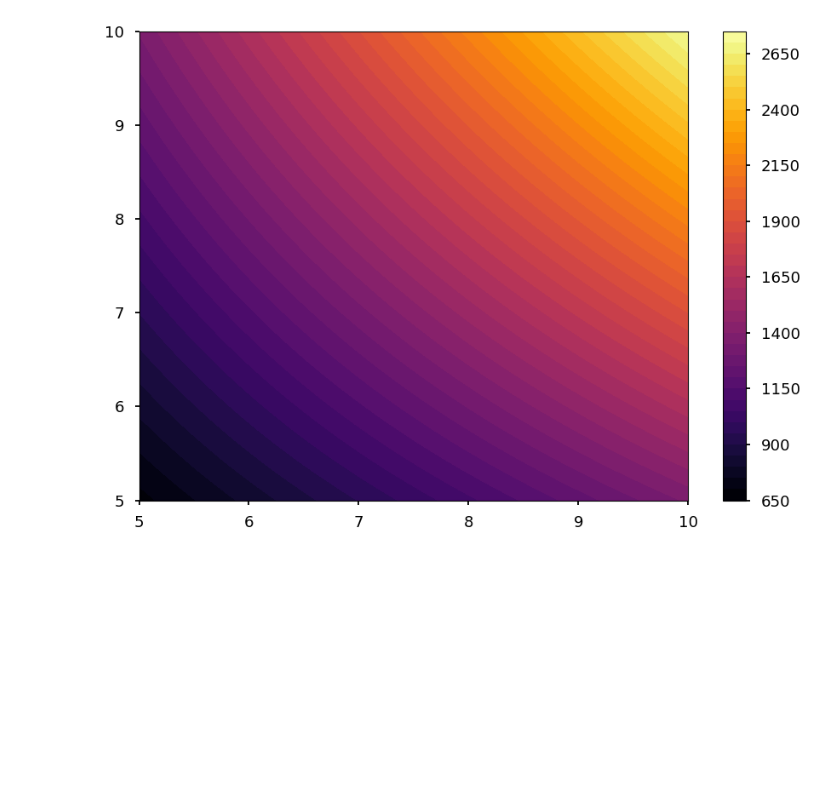
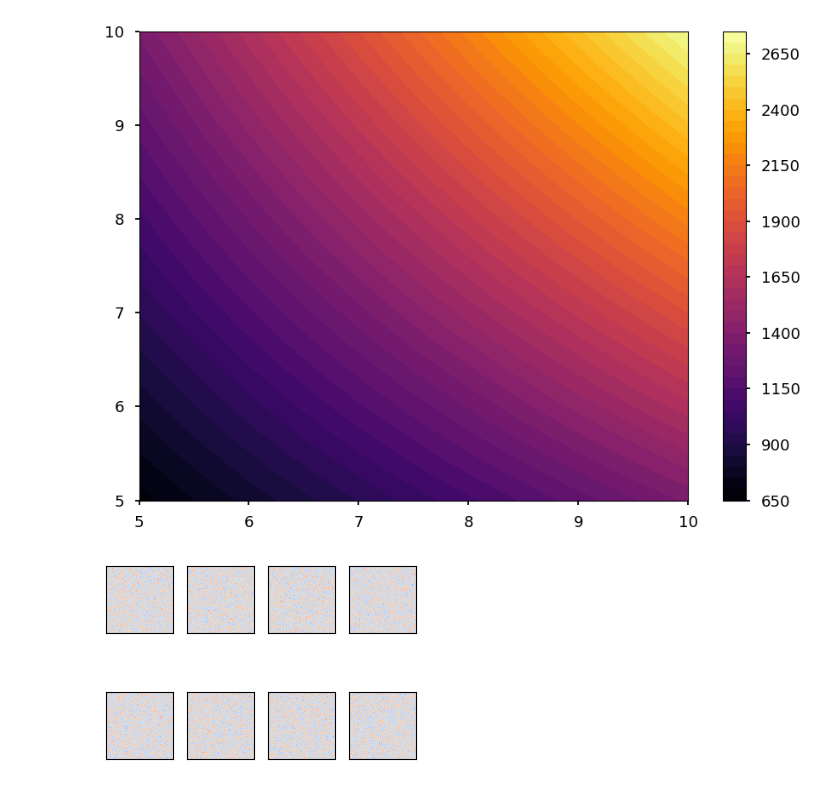
Before and after one commit to pcmoraesmenezes/Data-Science-and-Machine-Learning-Course, a Jupyter notebook: Introduction/data_visualization/exercises.ipynb, the cells around one changed output. Drawn from its saved outputs; the diff is of its cells as text; code cells hidden in the pictures; blank space fills up the shorter version.

Commit message:
subplots

```diff
--- a/Introduction/data_visualization/exercises.ipynb
+++ b/Introduction/data_visualization/exercises.ipynb
@@ -128,3 +128,23 @@ plt.colorbar()
 # %% [output]
 <matplotlib.colorbar.Colorbar at 0x...>
 [figure]
+# %%
+"""
+# ------------------------------------------------------------------------------------------------------------------------------------------------------------------------------------------
+
+Generate subplots having 2 rows and 4 columns. There should be 8 plots in total.
+Set the color map to coolwarm.
+
+# ------------------------------------------------------------------------------------------------------------------------------------------------------------------------------------------
+"""
+
+
+
+fig, ax = plt.subplots(2, 4, figsize=(4, 3), sharex='col', sharey='row')
+
+for i in range(2):
+    for j in range(4):
+        ax[i,j].imshow(np.random.rand(255, 255), cmap='coolwarm')
+        ax[i,j].set(xticks=[], yticks=[]) # remove ticks and labels
+# %% [output]
+[figure, added]
```
Also changed, not shown: 1 other file.
